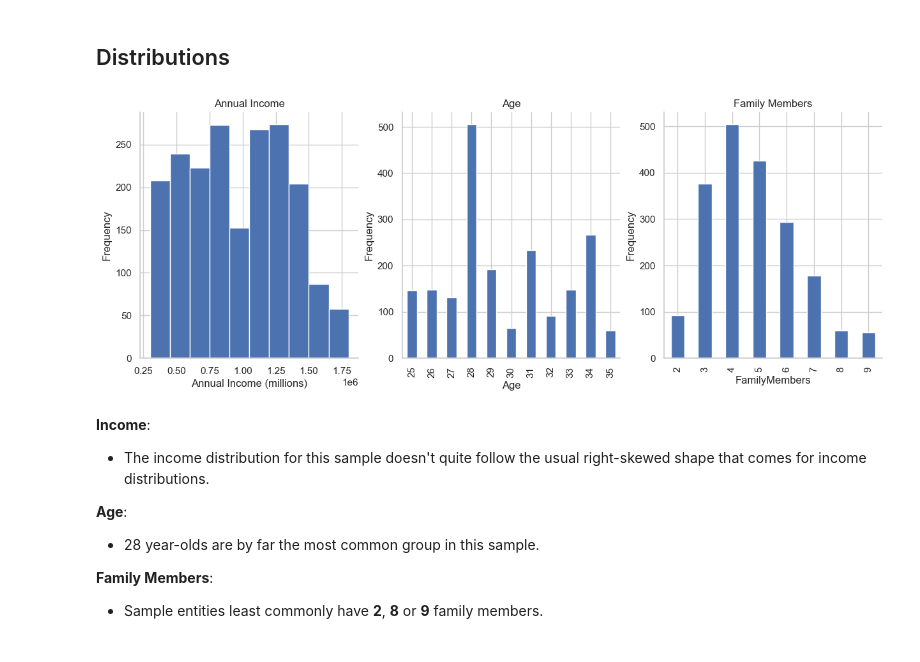
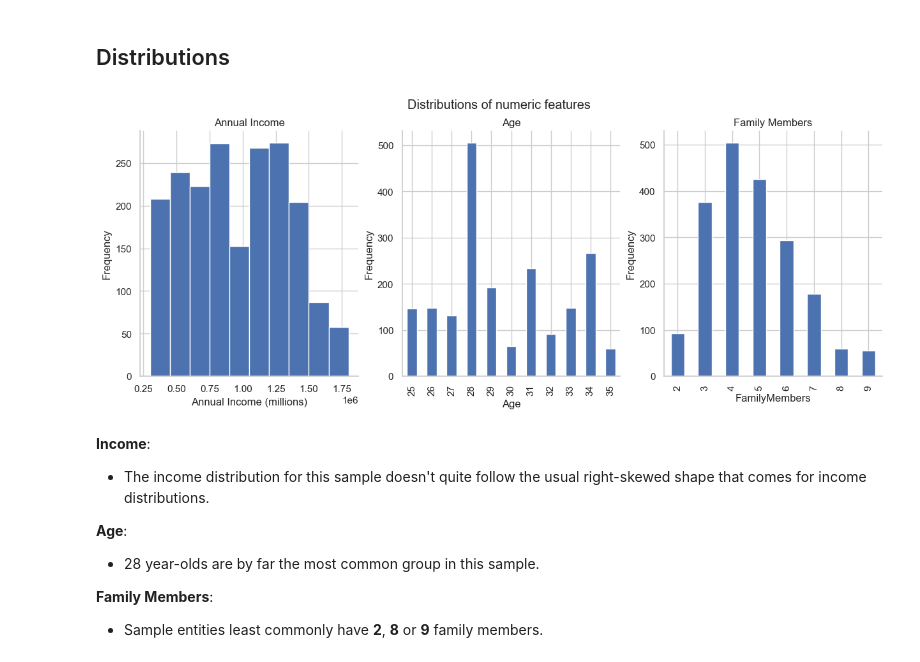
Before and after one commit to Jpooouks/Travel-Insurance-Prediction, a Jupyter notebook: main.ipynb, the cells around one changed output. Cells and saved outputs as stored; diff of their text form; code cells hidden in the pictures.

```diff
--- a/main.ipynb
+++ b/main.ipynb
@@ -167,14 +165,15 @@ Unique categorical classes:
 # %%
 fig, (ax1, ax2, ax3) = plt.subplots(1,3, figsize=(15, 5))
 df['AnnualIncome'].plot(kind='hist', title='Annual Income', ax=ax1)
 df['Age'].value_counts().sort_index().plot(kind='bar', title='Age', ax=ax2)
 df['FamilyMembers'].value_counts().sort_index().plot(kind='bar', title='Family Members', ax=ax3)
 
 ax1.set_xlabel('Annual Income (millions)')
 ax2.set_ylabel('Frequency')
-ax3.set_ylabel('Frequency');
+ax3.set_ylabel('Frequency')
+plt.suptitle('Distributions of numeric features');
 # %% [output]
-[figure, old version]
+[figure, new version]
 # %% [markdown]
 **Income**:
 - The income distribution for this sample doesn't quite follow the usual right-skewed shape that comes for income distributions.
```
Also changed, not shown: parts of 180 cells of this notebook, 2 other files.
